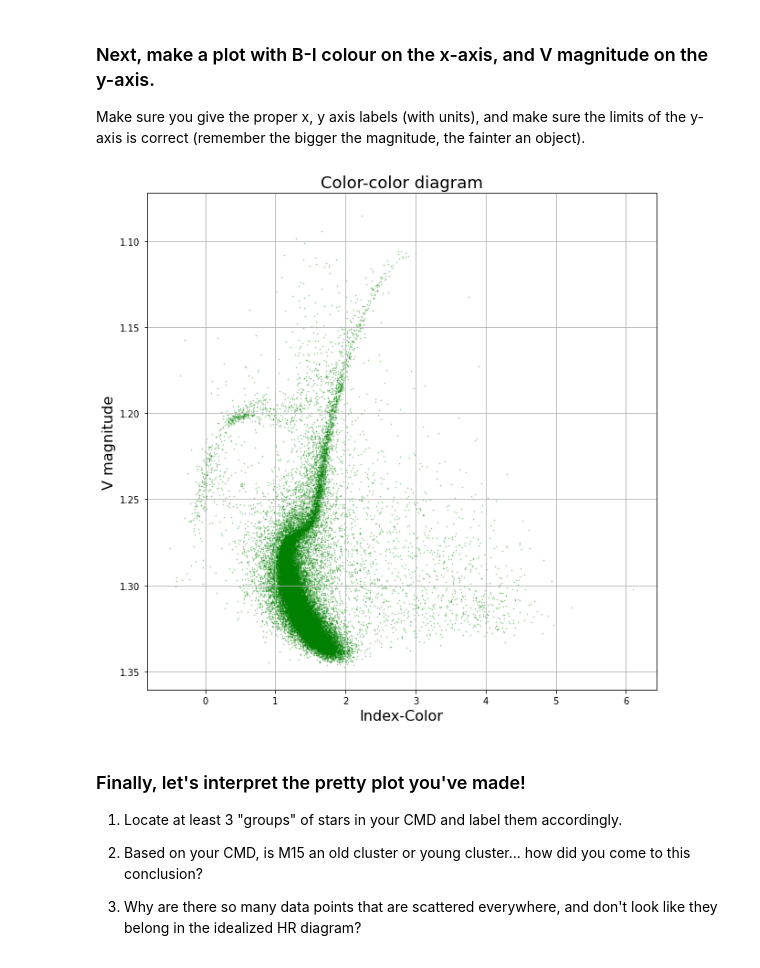
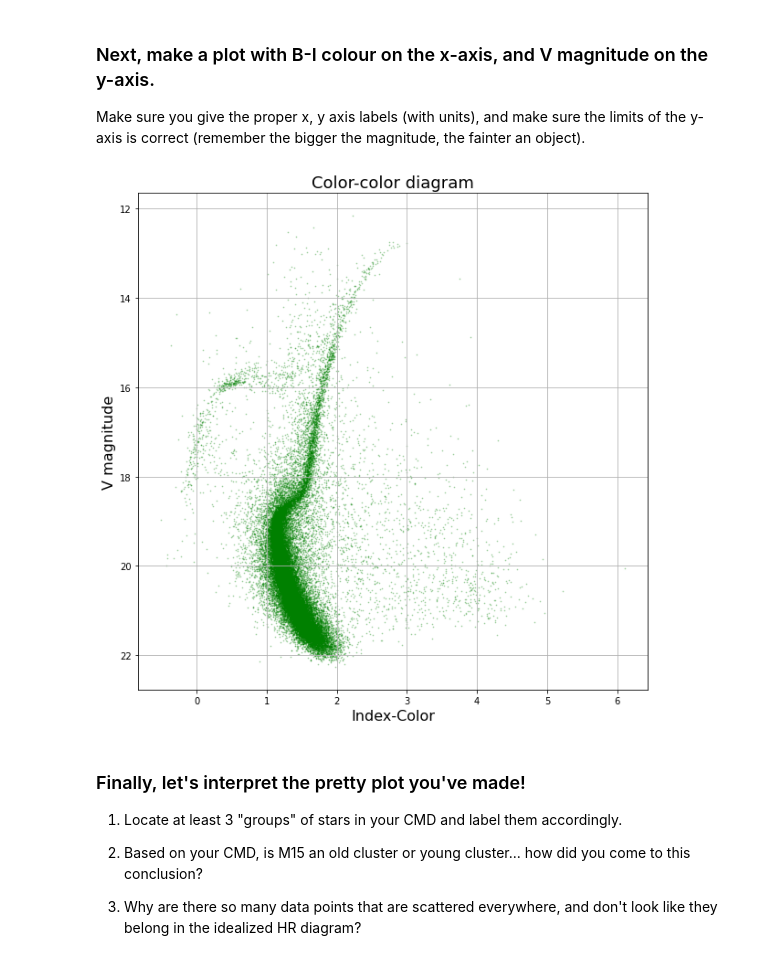
Before and after one commit to aquinocosme/ASTR3190-Introduction-to-Research-in-Astronomy, a Jupyter notebook: lessons/07-extra_plotting_AquinoOvelar.ipynb, the cells around one changed output. Drawn from its saved outputs; the diff is of its cells as text; code cells hidden in the pictures.

```diff
--- a/lessons/07-extra_plotting_AquinoOvelar.ipynb
+++ b/lessons/07-extra_plotting_AquinoOvelar.ipynb
@@ -63,27 +63,27 @@ Make sure you give the proper x, y axis labels (with units), and make sure the l
 # %%
 ## Write code to make & prettify the plot, use either plt.plot or plt.scatter
 #Defines (x,y)-axis
 B_I_color = m15['Bmag'] - m15['Imag']
 V_mag = m15['Vmag']
 #Make plot larger to make it easier to see.
 plt.figure(figsize=(10,10))
 #Plot B-I as the x value and V as the y value. Give '.' to plot as points not connected with lines.
 #Adjust markersize and make points translucent with alpha=0.5 so you can see where the points pile up
-plt.scatter(B_I_color,np.log10(V_mag),s = 0.5, alpha =0.3,color = 'g')
+plt.scatter(B_I_color,V_mag,s = 0.5, alpha =0.3,color = 'g')
 #Flip y-axis so that you're plotting Vmag from fainter (bigger mag value) to brighter (smaller mag value)
 axy =plt.gca()
 axy.invert_yaxis()
 #Add axis labels:
 #Make numbers on axes larger to make plot easier to read
 plt.xlabel('Index-Color',fontsize =16)
 plt.ylabel('V magnitude',fontsize =16)
 plt.title('Color-color diagram',fontsize =18)
 #Add background grid lines
 plt.grid()
 plt.show()
 # Don't forget to comment code!
 # %% [output]
-[figure, old version]
+[figure, new version]
 # %% [markdown]
 ### Finally, let's interpret the pretty plot you've made! ###
 
```
Also changed, not shown: parts of 3 cells of this notebook.
